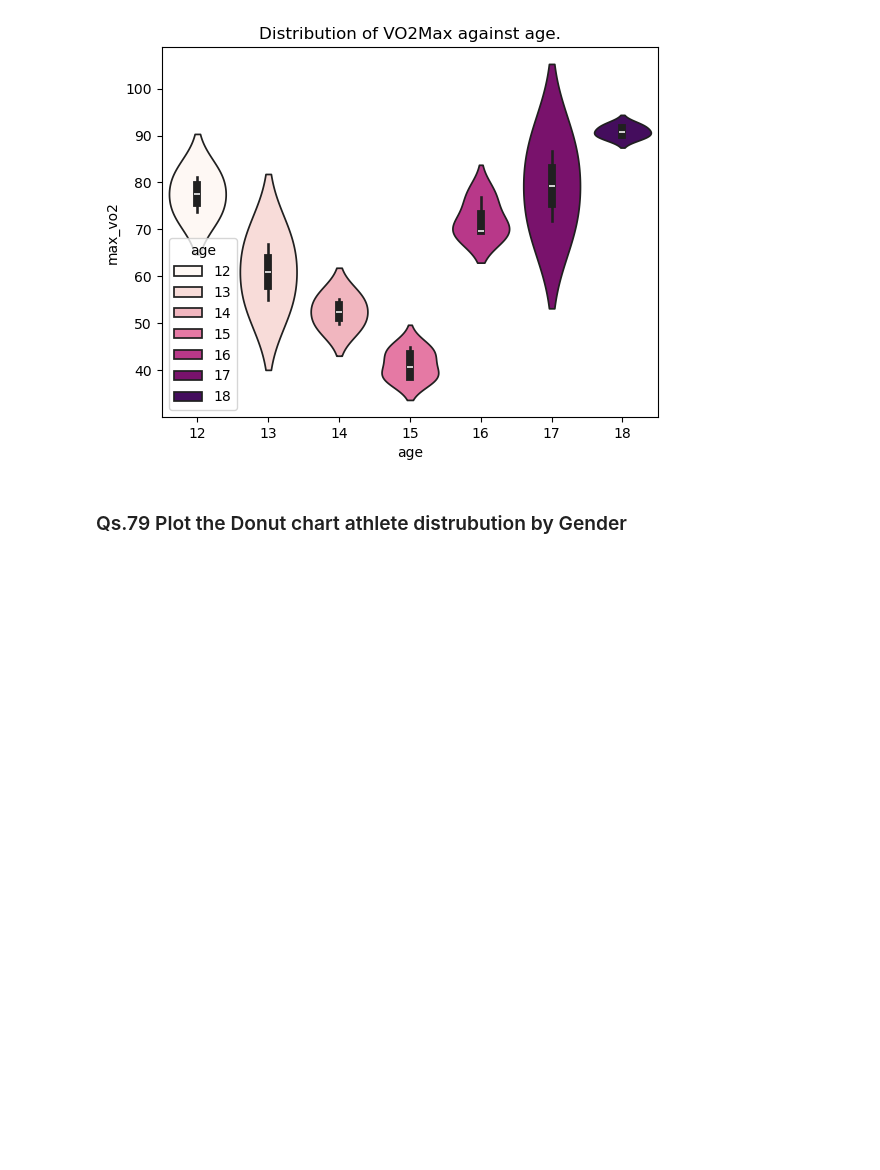
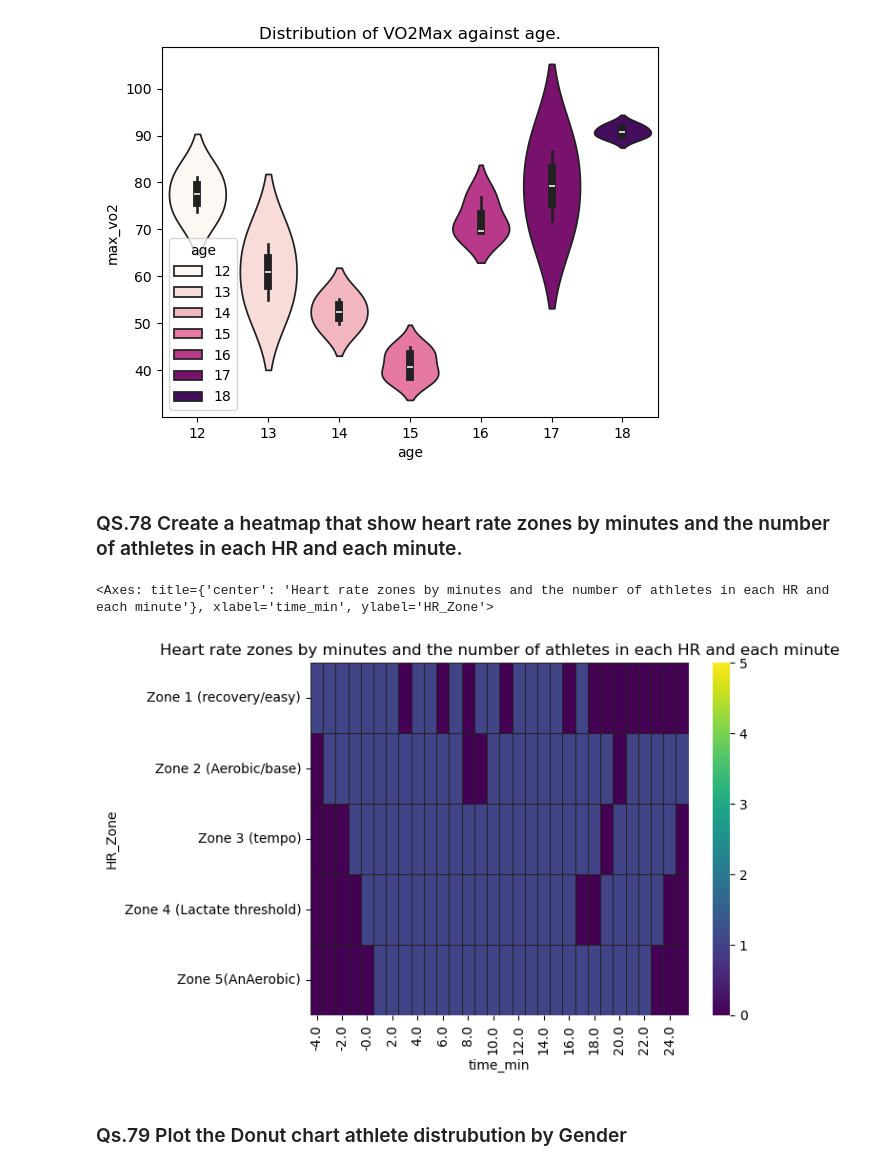
Before and after one commit to Soumi88-dev/Team4_Python_Warriors, a Jupyter notebook: Team4_Python_Warriors_Main80_Questions.ipynb, the cells around one changed output. Saved outputs shown, nothing was run; the diff lists cells and outputs as text; code cells hidden in the pictures; blank space fills up the shorter version.

```diff
--- a/Team4_Python_Warriors_Main80_Questions.ipynb
+++ b/Team4_Python_Warriors_Main80_Questions.ipynb
@@ -1472,3 +1602,19 @@ sns.violinplot(x='age',y='max_vo2',hue='age',palette="RdPu",data=df1)
+# %% [markdown]
+### QS.78 Create a heatmap that show heart rate zones by minutes and the number of athletes in each HR and each minute.
+# %%
+merged_sports['time_min']=(merged_sports['time']/60).round(0)
+
+
+g = merged_sports.groupby(['time_min','HR_Zone','ID'])
+cnt = g.ID.nunique()
+df=cnt.to_frame(name="No_of_Athletes")
+df1=df.groupby(['HR_Zone','time_min'])['No_of_Athletes'].sum().reset_index()
+result = pd.crosstab(df1['HR_Zone'], df1['time_min'])
+plt.title("Heart rate zones by minutes and the number of athletes in each HR and each minute")
+sns.heatmap(result,cmap='viridis',vmax=5,vmin=0,linewidth=0.5,linecolor="#222")
+# %% [output]
+<Axes: title={'center': 'Heart rate zones by minutes and the number of athletes in each HR and each minute'}, xlabel='time_min', ylabel='HR_Zone'>
+[figure, added]
 # %% [markdown]
 ### Qs.79  Plot the Donut chart athlete distrubution by Gender
 # %%
```
Also changed, not shown: parts of 51 cells of this notebook.
